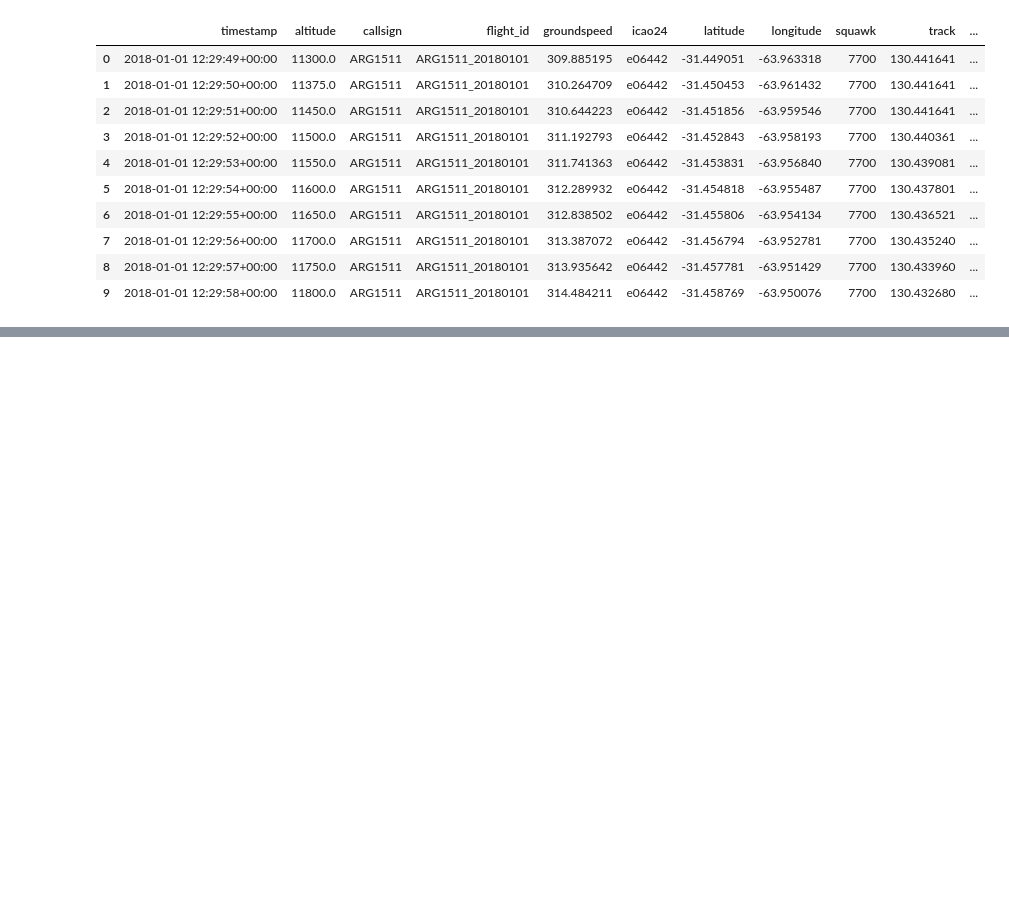
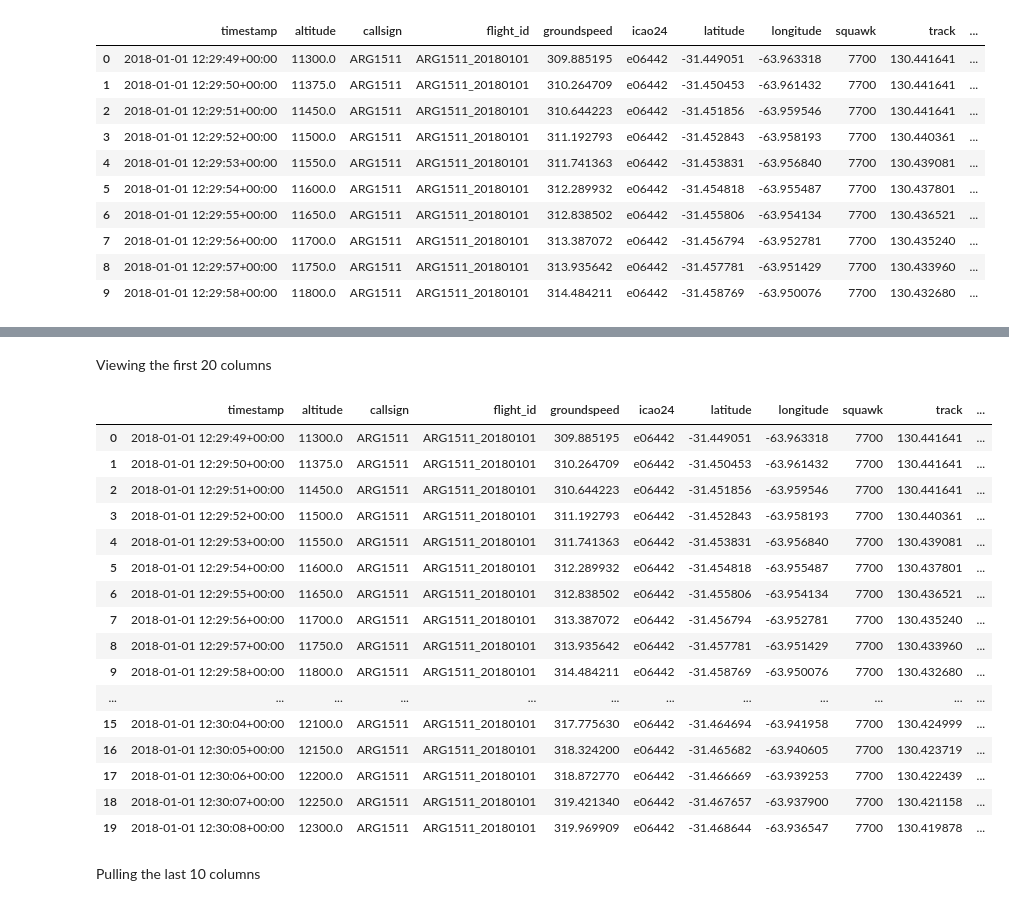
Before and after one commit to kachraz/ytlpda, a Jupyter notebook: KAG/ytleapan.ipynb, the cells around one changed output, grey strips where cells are left out. Saved outputs shown, nothing was run; the diff lists cells and outputs as text; code cells hidden in the pictures; blank space fills up the shorter version.

```diff
--- a/KAG/ytleapan.ipynb
+++ b/KAG/ytleapan.ipynb
@@ -127,0 +141,3 @@ df2.tail(10)
+# %%
+# settign the columns size
+pd.set_option('display.max_columns', 500)
@@ -127,0 +153,24 @@ df2.tail(10)
+# %% [markdown]
+ Viewing the first 20 columns
+# %%
+df.head(20)
+# %% [output]
+|  | timestamp | altitude | callsign | flight_id | groundspeed | icao24 | latitude | longitude | squawk | track | ... |
+| 0 | 2018-01-01 12:29:49+00:00 | 11300.0 | ARG1511 | ARG1511_20180101 | 309.885195 | e06442 | -31.449051 | -63.963318 | 7700 | 130.441641 | ... |
+| 1 | 2018-01-01 12:29:50+00:00 | 11375.0 | ARG1511 | ARG1511_20180101 | 310.264709 | e06442 | -31.450453 | -63.961432 | 7700 | 130.441641 | ... |
+| 2 | 2018-01-01 12:29:51+00:00 | 11450.0 | ARG1511 | ARG1511_20180101 | 310.644223 | e06442 | -31.451856 | -63.959546 | 7700 | 130.441641 | ... |
+| 3 | 2018-01-01 12:29:52+00:00 | 11500.0 | ARG1511 | ARG1511_20180101 | 311.192793 | e06442 | -31.452843 | -63.958193 | 7700 | 130.440361 | ... |
+| 4 | 2018-01-01 12:29:53+00:00 | 11550.0 | ARG1511 | ARG1511_20180101 | 311.741363 | e06442 | -31.453831 | -63.956840 | 7700 | 130.439081 | ... |
+| 5 | 2018-01-01 12:29:54+00:00 | 11600.0 | ARG1511 | ARG1511_20180101 | 312.289932 | e06442 | -31.454818 | -63.955487 | 7700 | 130.437801 | ... |
+| 6 | 2018-01-01 12:29:55+00:00 | 11650.0 | ARG1511 | ARG1511_20180101 | 312.838502 | e06442 | -31.455806 | -63.954134 | 7700 | 130.436521 | ... |
+| 7 | 2018-01-01 12:29:56+00:00 | 11700.0 | ARG1511 | ARG1511_20180101 | 313.387072 | e06442 | -31.456794 | -63.952781 | 7700 | 130.435240 | ... |
+| 8 | 2018-01-01 12:29:57+00:00 | 11750.0 | ARG1511 | ARG1511_20180101 | 313.935642 | e06442 | -31.457781 | -63.951429 | 7700 | 130.433960 | ... |
+| 9 | 2018-01-01 12:29:58+00:00 | 11800.0 | ARG1511 | ARG1511_20180101 | 314.484211 | e06442 | -31.458769 | -63.950076 | 7700 | 130.432680 | ... |
+| ... | ... | ... | ... | ... | ... | ... | ... | ... | ... | ... | ... |
+| 15 | 2018-01-01 12:30:04+00:00 | 12100.0 | ARG1511 | ARG1511_20180101 | 317.775630 | e06442 | -31.464694 | -63.941958 | 7700 | 130.424999 | ... |
+| 16 | 2018-01-01 12:30:05+00:00 | 12150.0 | ARG1511 | ARG1511_20180101 | 318.324200 | e06442 | -31.465682 | -63.940605 | 7700 | 130.423719 | ... |
+| 17 | 2018-01-01 12:30:06+00:00 | 12200.0 | ARG1511 | ARG1511_20180101 | 318.872770 | e06442 | -31.466669 | -63.939253 | 7700 | 130.422439 | ... |
+| 18 | 2018-01-01 12:30:07+00:00 | 12250.0 | ARG1511 | ARG1511_20180101 | 319.421340 | e06442 | -31.467657 | -63.937900 | 7700 | 130.421158 | ... |
+| 19 | 2018-01-01 12:30:08+00:00 | 12300.0 | ARG1511 | ARG1511_20180101 | 319.969909 | e06442 | -31.468644 | -63.936547 | 7700 | 130.419878 | ... |
+# %% [markdown]
+Pulling the last 10 columns
```
Also changed, not shown: parts of 17 cells of this notebook.
